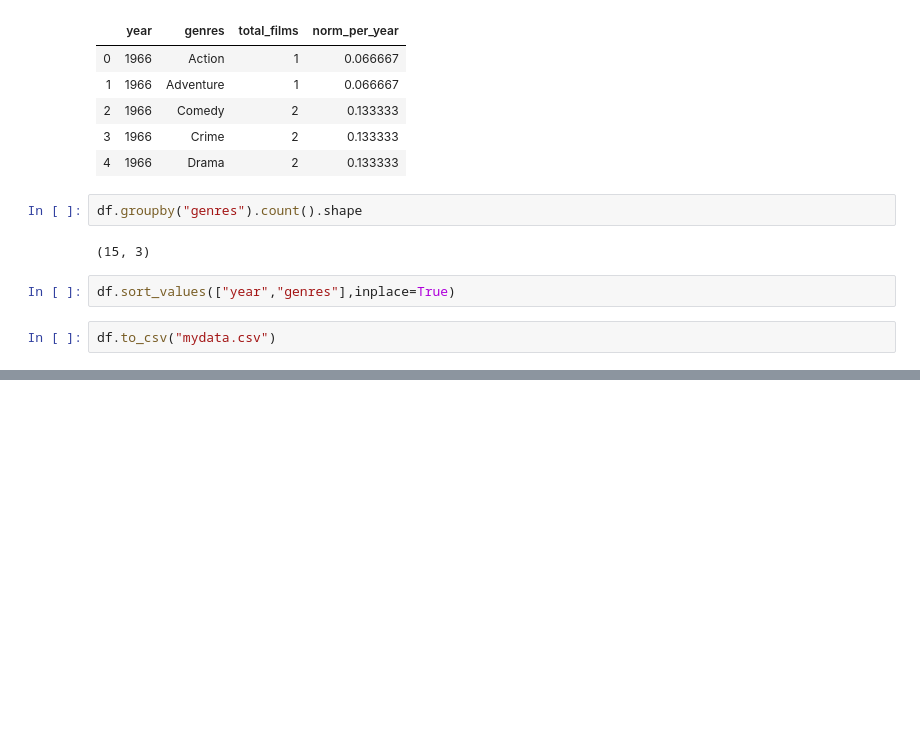
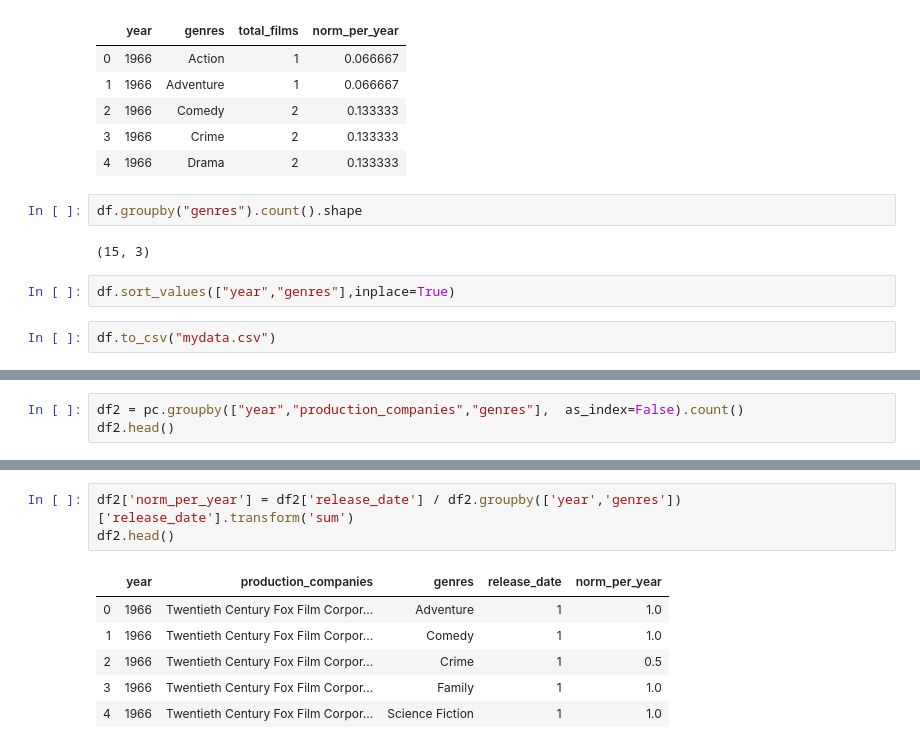
Before and after one commit to com-480-data-visualization/com-480-project-vizzybussy, a Jupyter notebook: streamgraph_data.ipynb, the cells around one changed output, grey strips where cells are left out. Drawn from its saved outputs; the diff is of its cells as text; blank space fills up the shorter version.

```diff
--- a/streamgraph_data.ipynb
+++ b/streamgraph_data.ipynb
@@ -183,0 +274,3 @@ Drama, comedy, action and thriller are the most common genres to be found in fil
+# %%
+df2 = pc.groupby(["year","production_companies","genres"],  as_index=False).count()
+df2.head()
@@ -183,0 +284,10 @@ Drama, comedy, action and thriller are the most common genres to be found in fil
+# %%
+df2['norm_per_year'] = df2['release_date'] / df2.groupby(['year','genres'])['release_date'].transform('sum')
+df2.head()
+# %% [output]
+|  | year | production_companies | genres | release_date | norm_per_year |
+| 0 | 1966 | Twentieth Century Fox Film Corpor... | Adventure | 1 | 1.0 |
+| 1 | 1966 | Twentieth Century Fox Film Corpor... | Comedy | 1 | 1.0 |
+| 2 | 1966 | Twentieth Century Fox Film Corpor... | Crime | 1 | 0.5 |
+| 3 | 1966 | Twentieth Century Fox Film Corpor... | Family | 1 | 1.0 |
+| 4 | 1966 | Twentieth Century Fox Film Corpor... | Science Fiction | 1 | 1.0 |
```
Also changed, not shown: parts of 24 cells of this notebook, 1 other file.
